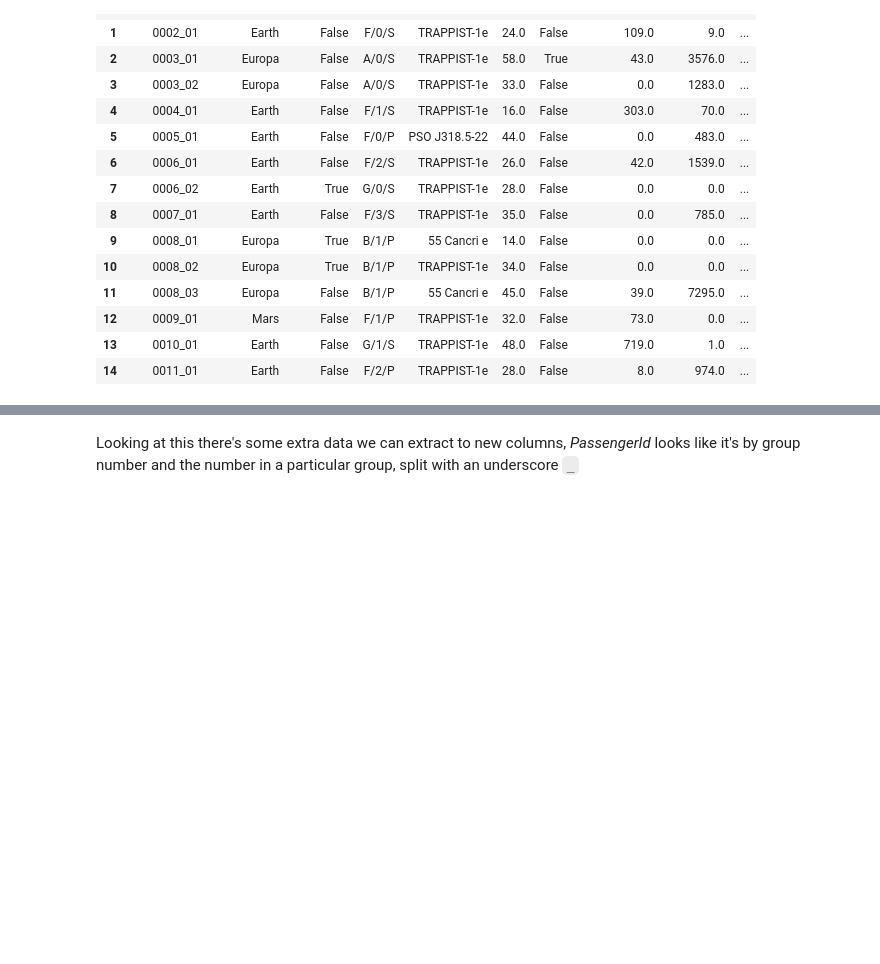
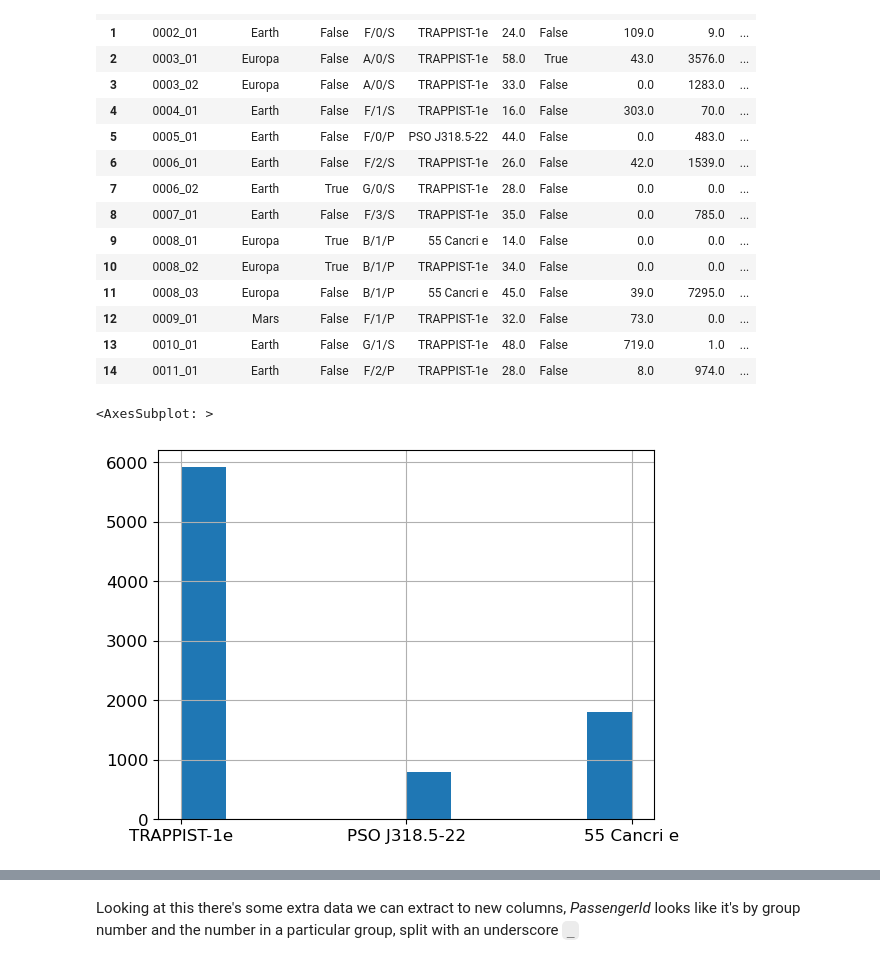
Before and after one commit to peterbull/spaceship-titanic, a Jupyter notebook: spaceship-titanic.ipynb, the cells around one changed output, grey strips where cells are left out. Cells and saved outputs as stored; diff of their text form; code cells hidden in the pictures; blank space fills up the shorter version.

```diff
--- a/spaceship-titanic.ipynb
+++ b/spaceship-titanic.ipynb
@@ -80,3 +80,8 @@ df.head(n=15)
 | 12 | 0009_01 | Mars | False | F/1/P | TRAPPIST-1e | 32.0 | False | 73.0 | 0.0 | ... |
 | 13 | 0010_01 | Earth | False | G/1/S | TRAPPIST-1e | 48.0 | False | 719.0 | 1.0 | ... |
 | 14 | 0011_01 | Earth | False | F/2/P | TRAPPIST-1e | 28.0 | False | 8.0 | 974.0 | ... |
+# %%
+df['Destination'].hist()
+# %% [output]
+<AxesSubplot: >
+[figure, added]
```
Also changed, not shown: parts of 18 cells of this notebook.
